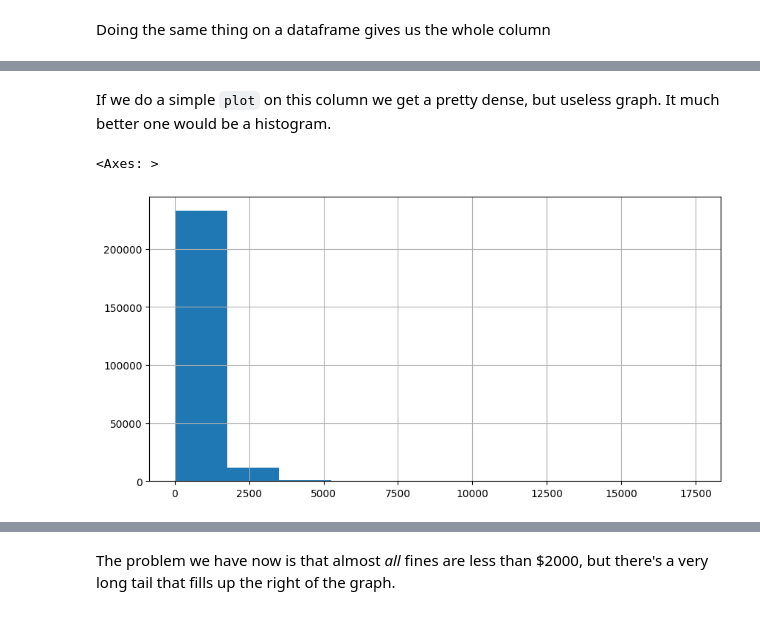
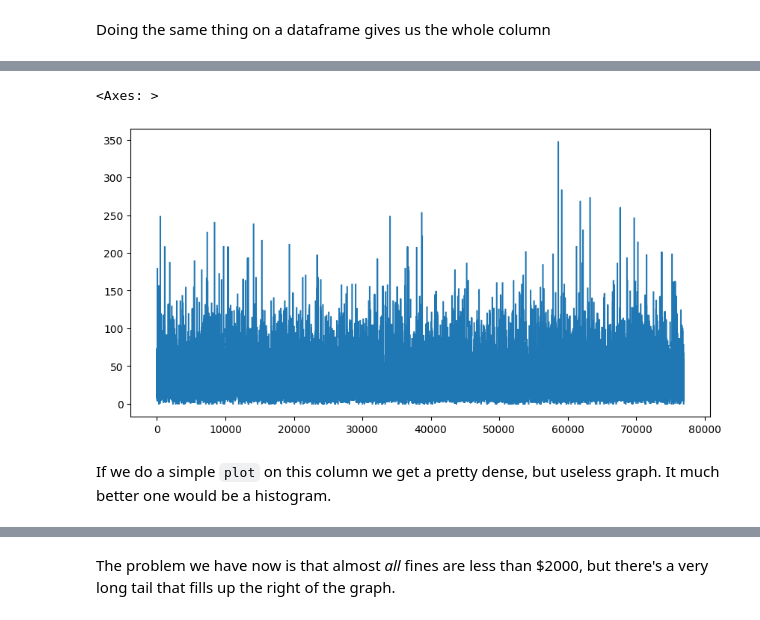
Before and after one commit to YienYan/tree_data, a Jupyter notebook: my_data.ipynb, the cells around one changed output, grey strips where cells are left out. Cells and saved outputs as stored; diff of their text form; code cells hidden in the pictures.

```diff
--- a/my_data.ipynb
+++ b/my_data.ipynb
@@ -145,7 +137,7 @@ penalty_data["FACE_VALUE"].plot()
+# %%
+tdf["Diameter Breast Height"].plot()
+# %% [output]
+<Axes: >
+[figure, added]
 # %% [markdown]
 If we do a simple `plot` on this column we get a pretty dense, but useless graph. It much better one would be a histogram.
-# %%
-penalty_data.FACE_VALUE.hist()
-# %% [output]
-<Axes: >
-[figure, removed]
```
Also changed, not shown: parts of 16 cells of this notebook.
